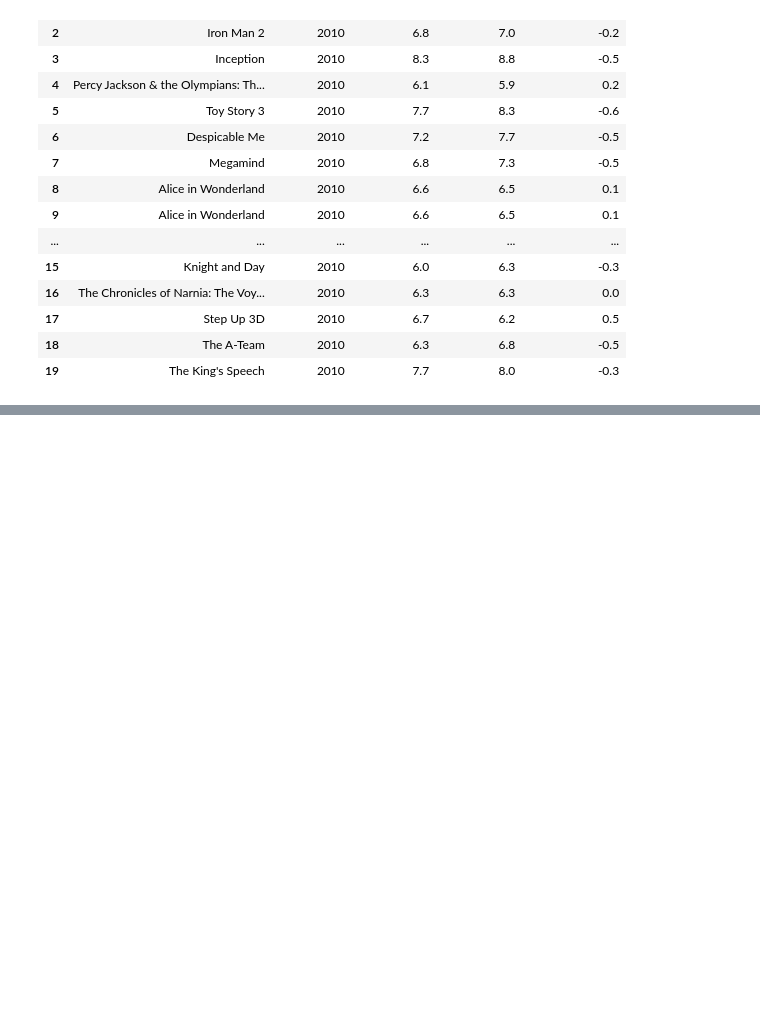
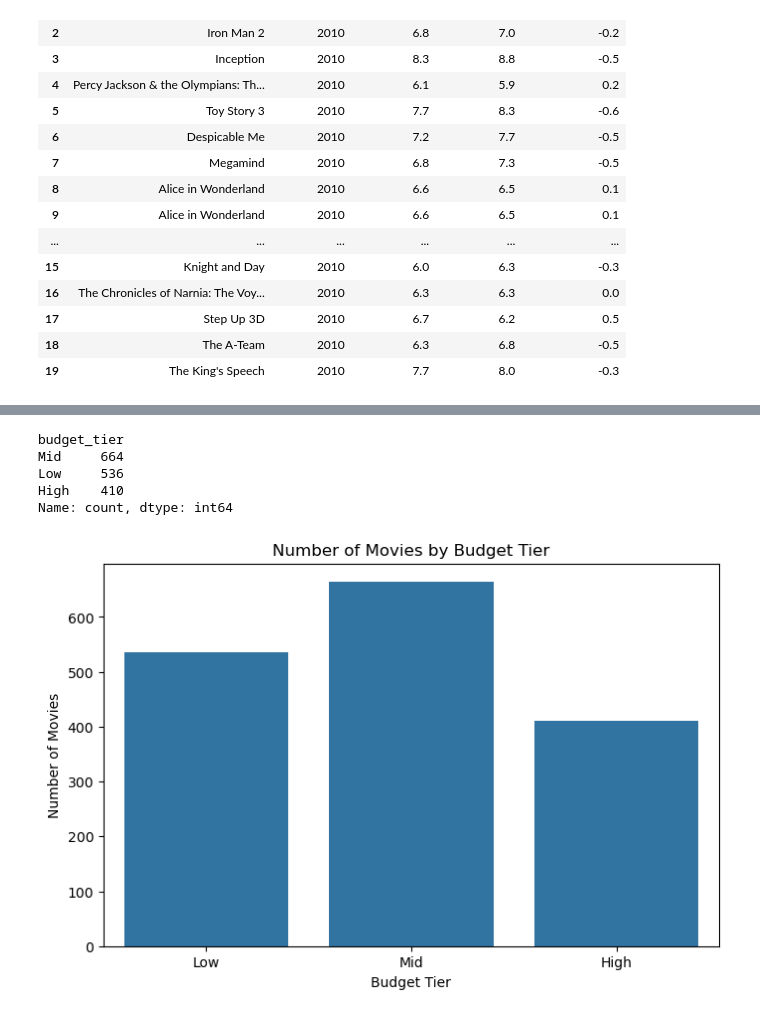
Before and after one commit to oliverkiplagat/Studio_Launch-Pad, a Jupyter notebook: student.ipynb, the cells around one changed output, grey strips where cells are left out. Drawn from its saved outputs; the diff is of its cells as text; code cells hidden in the pictures; blank space fills up the shorter version.

Commit message:
Bin movies by budget size;low, mid, high budget tiers

```diff
--- a/student.ipynb
+++ b/student.ipynb
@@ -536,0 +551,15 @@ tmdb_imdb[
+# %%
+# Create budget tiers based on production budget
+
+bins = [0, 10_000_000, 50_000_000, float("inf")]
+labels = ["Low", "Mid", "High"]
+
+merged["budget_tier"] = pd.cut(
+    merged["production_budget"],
+    bins=bins,
+    labels=labels,
+    include_lowest=True
+)
+
+# View the results
+merged[["movie", "production_budget", "budget_tier"]].head(10)
@@ -536,0 +578,23 @@ tmdb_imdb[
+# %%
+merged["budget_tier"].value_counts()
+# %% [output]
+budget_tier
+Mid     664
+Low     536
+High    410
+Name: count, dtype: int64
+# %%
+plt.figure(figsize=(8, 5))
+
+sns.countplot(
+    data=merged,
+    x="budget_tier",
+    order=["Low", "Mid", "High"]
+)
+
+plt.title("Number of Movies by Budget Tier")
+plt.xlabel("Budget Tier")
+plt.ylabel("Number of Movies")
+plt.show()
+# %% [output]
+[figure, added]
```
Also changed, not shown: parts of 2 cells of this notebook.
